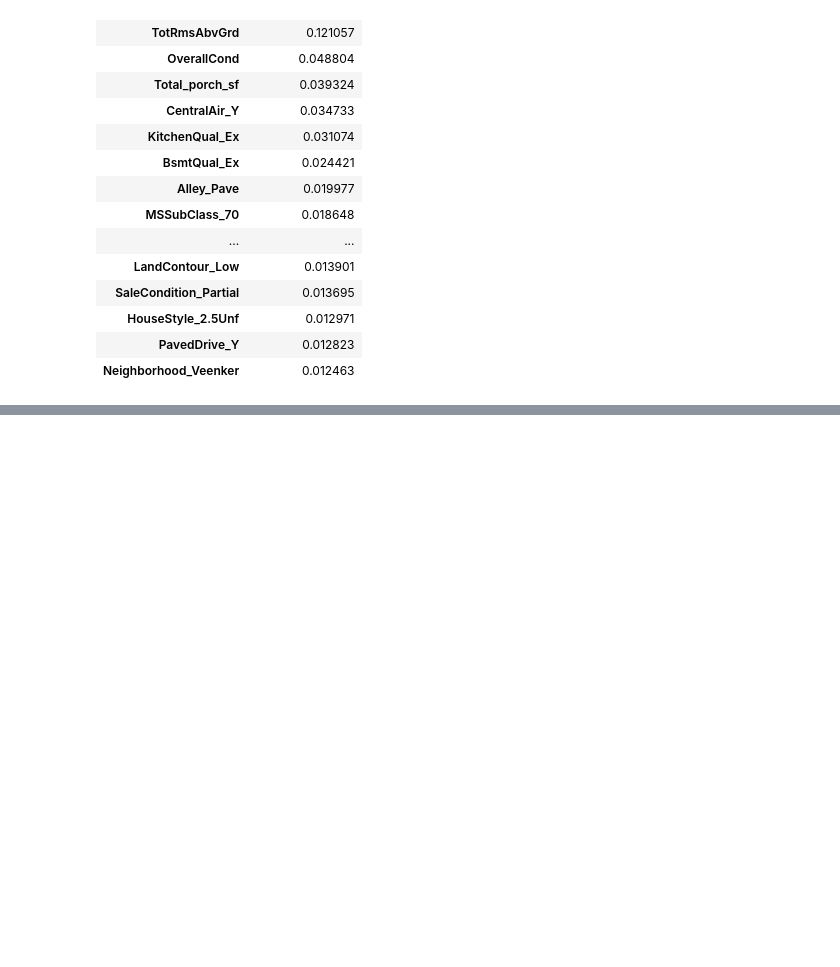
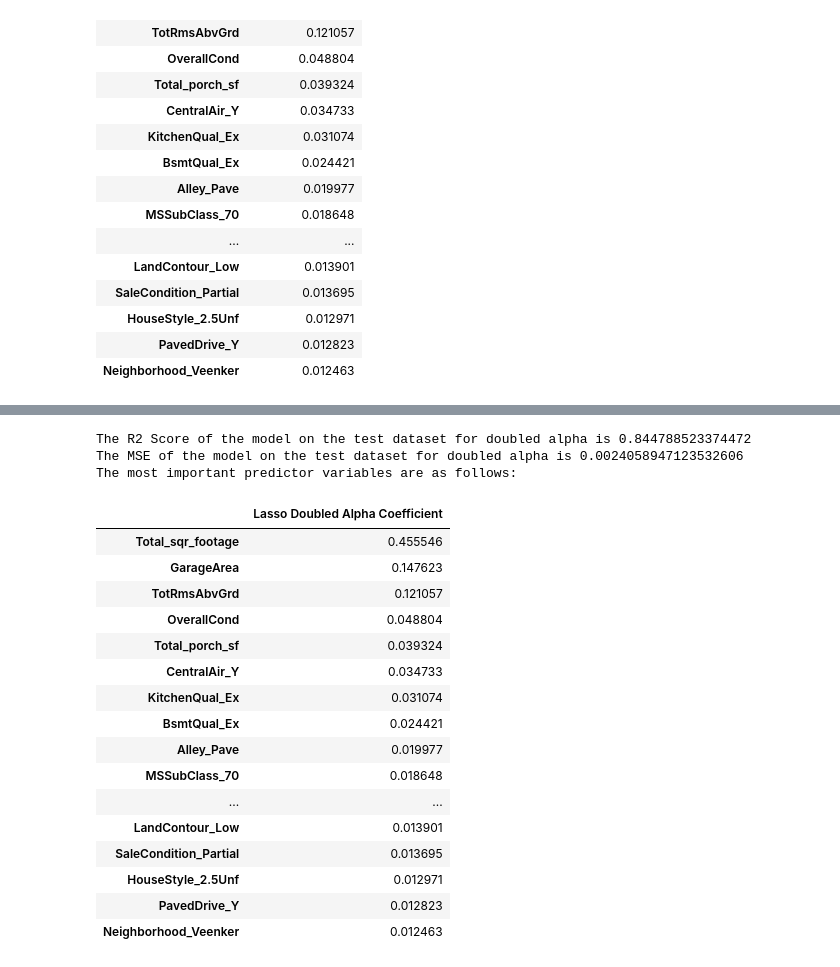
Before and after one commit to ayushsaxena210/House-Price-Prediction, a Jupyter notebook: Advanced Regression Assignment - House Price Prediction.ipynb, the cells around one changed output, grey strips where cells are left out. Saved outputs shown, nothing was run; the diff lists cells and outputs as text; code cells hidden in the pictures; blank space fills up the shorter version.

```diff
--- a/Advanced Regression Assignment - House Price Prediction.ipynb
+++ b/Advanced Regression Assignment - House Price Prediction.ipynb
@@ -874,0 +926,51 @@ lasso_coeff2.head(20)
+# %%
+# Building Lasso Model with Doubled Alpha
+
+# Initialize Lasso regression model with alpha=0.0002 and random state
+lasso_double = Lasso(alpha=0.0002, random_state=100)
+
+# Fit the Lasso model on the training dataset
+lasso_double.fit(X_train_rfe2, y_train)
+
+# Get the coefficients of the Lasso model
+lasso_double_coef = lasso_double.coef_
+
+# Make predictions on the test dataset
+y_test_pred = lasso_double.predict(X_test_rfe2)
+
+# Print the R2 Score and MSE of the model on the test dataset
+print('The R2 Score of the model on the test dataset for doubled alpha is', r2_score(y_test, y_test_pred))
+print('The MSE of the model on the test dataset for doubled alpha is', mean_squared_error(y_test, y_test_pred))
+
+# Create a DataFrame to store the coefficients
+lasso_double_coeff = pd.DataFrame(np.atleast_2d(lasso_double_coef), columns=X_train_rfe2.columns)
+lasso_double_coeff = lasso_double_coeff.T
+lasso_double_coeff.rename(columns={0: 'Lasso Doubled Alpha Coefficient'}, inplace=True)
+
+# Sort the coefficients by magnitude in descending order
+lasso_double_coeff.sort_values(by=['Lasso Doubled Alpha Coefficient'], ascending=False, inplace=True)
+
+# Display the top 20 coefficients
+print('The most important predictor variables are as follows:')
+lasso_double_coeff.head(20)
+# %% [output]
+The R2 Score of the model on the test dataset for doubled alpha is 0.844788523374472
+The MSE of the model on the test dataset for doubled alpha is 0.0024058947123532606
+The most important predictor variables are as follows:
+|  | Lasso Doubled Alpha Coefficient |
+| Total_sqr_footage | 0.455546 |
+| GarageArea | 0.147623 |
+| TotRmsAbvGrd | 0.121057 |
+| OverallCond | 0.048804 |
+| Total_porch_sf | 0.039324 |
+| CentralAir_Y | 0.034733 |
+| KitchenQual_Ex | 0.031074 |
+| BsmtQual_Ex | 0.024421 |
+| Alley_Pave | 0.019977 |
+| MSSubClass_70 | 0.018648 |
+| ... | ... |
+| LandContour_Low | 0.013901 |
+| SaleCondition_Partial | 0.013695 |
+| HouseStyle_2.5Unf | 0.012971 |
+| PavedDrive_Y | 0.012823 |
+| Neighborhood_Veenker | 0.012463 |
```
Also changed, not shown: parts of 2 cells of this notebook, 3 other files.
